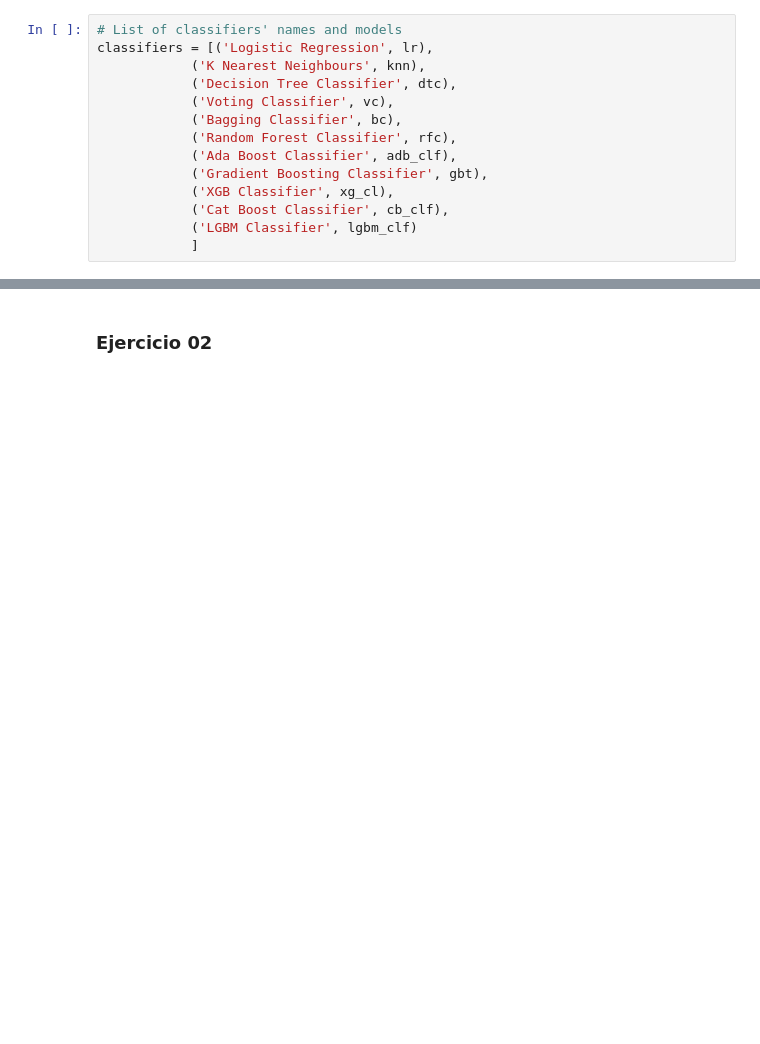
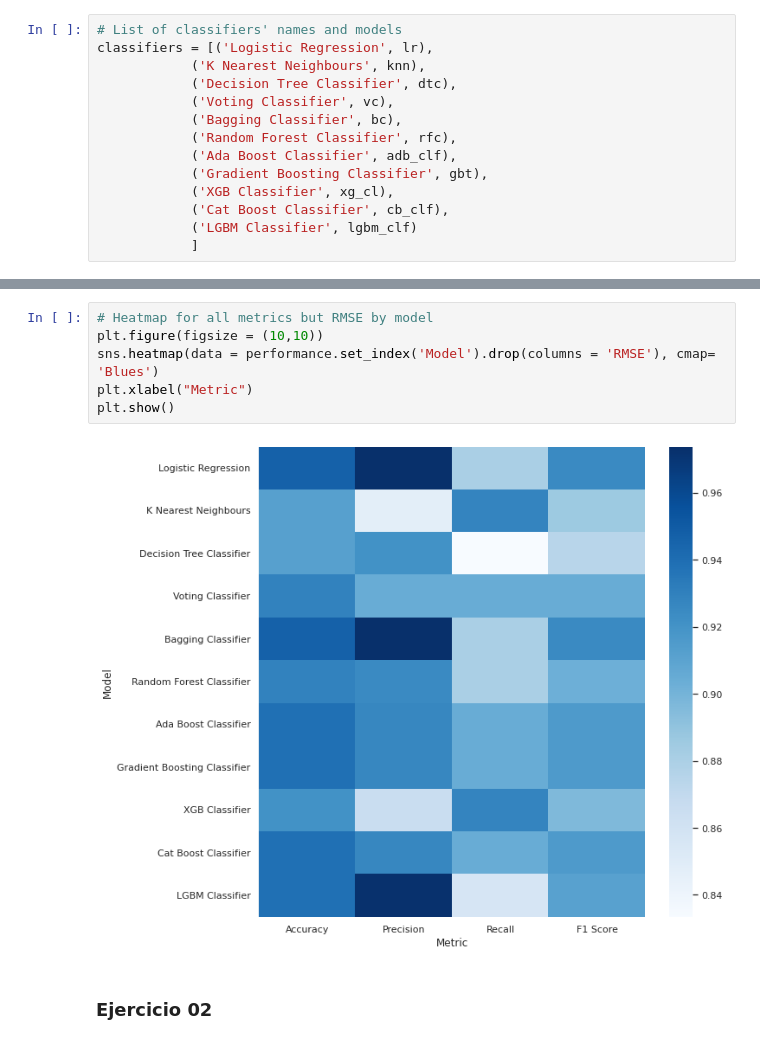
Before and after one commit to DanielEduardoLopez/DEVF-MachineLearning, a Jupyter notebook: Challenge_2_Trees.ipynb, the cells around one changed output, grey strips where cells are left out. Cells and saved outputs as stored; diff of their text form; blank space fills up the shorter version.

```diff
--- a/Challenge_2_Trees.ipynb
+++ b/Challenge_2_Trees.ipynb
@@ -1255,3 +1343,11 @@ performance
+# %%
+# Heatmap for all metrics but RMSE by model
+plt.figure(figsize = (10,10))
+sns.heatmap(data = performance.set_index('Model').drop(columns = 'RMSE'), cmap= 'Blues')
+plt.xlabel("Metric")
+plt.show()
+# %% [output]
+[figure, added]
 # %% [markdown]
 ### Ejercicio 02
 # %% [markdown]
```
Also changed, not shown: parts of 27 cells of this notebook.
